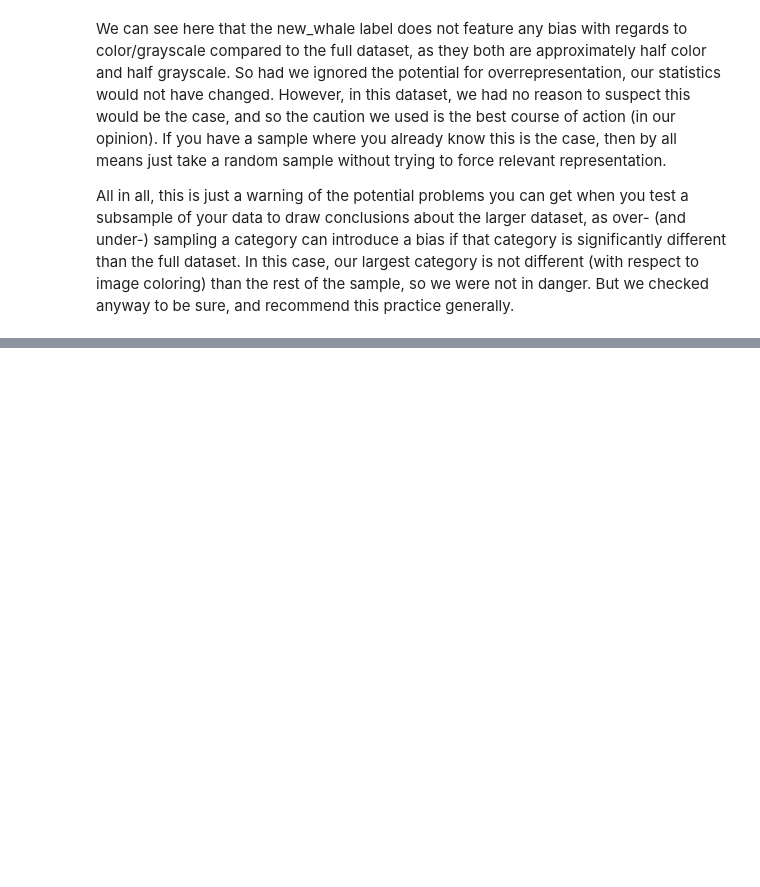
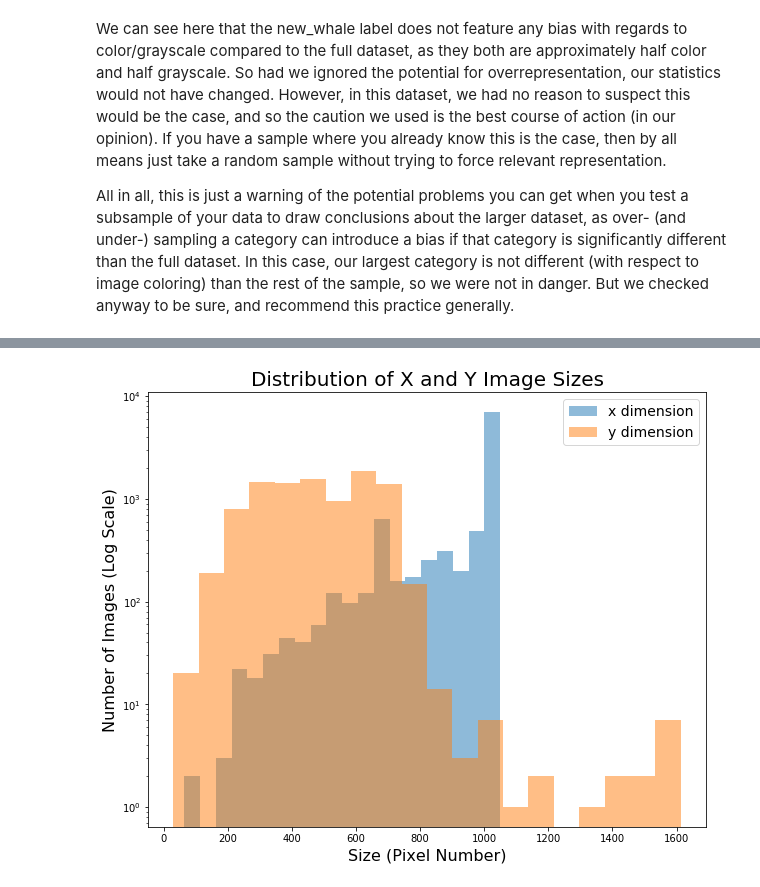
Before and after one commit to Robox-AI/Humpback_Whale_ID, a Jupyter notebook: Humpback_Whales.ipynb, the cells around one changed output, grey strips where cells are left out. Drawn from its saved outputs; the diff is of its cells as text; code cells hidden in the pictures; blank space fills up the shorter version.

```diff
--- a/Humpback_Whales.ipynb
+++ b/Humpback_Whales.ipynb
@@ -240,0 +303,20 @@ All in all, this is just a warning of the potential problems you can get when yo
+# %%
+# Separate the X and Y dimensions of each image:
+x_size = np.empty(9850)
+y_size = np.empty(9850)
+for index, size in enumerate(train_df.image_size.values):
+    x_size[index] = size[0]
+    y_size[index] = size[1]
+
+# Plot up histograms for the different sizes:
+fig, ax1 = plt.subplots(figsize=(10,8))
+_ = ax1.hist(x_size, bins=20, alpha=0.5, label='x dimension')
+_ = ax1.hist(y_size, bins=20, alpha=0.5, label='y dimension')
+_ = ax1.set_xlabel('Size (Pixel Number)', fontsize=16)
+_ = ax1.set_ylabel('Number of Images (Log Scale)', fontsize=16)
+_ = ax1.set_yscale('log')
+_ = ax1.legend(fontsize=14)
+_ = plt.title('Distribution of X and Y Image Sizes', fontsize=20)
+plt.show()
+# %% [output]
+[figure, added]
```
Also changed, not shown: parts of 10 cells of this notebook, 3 other files.
